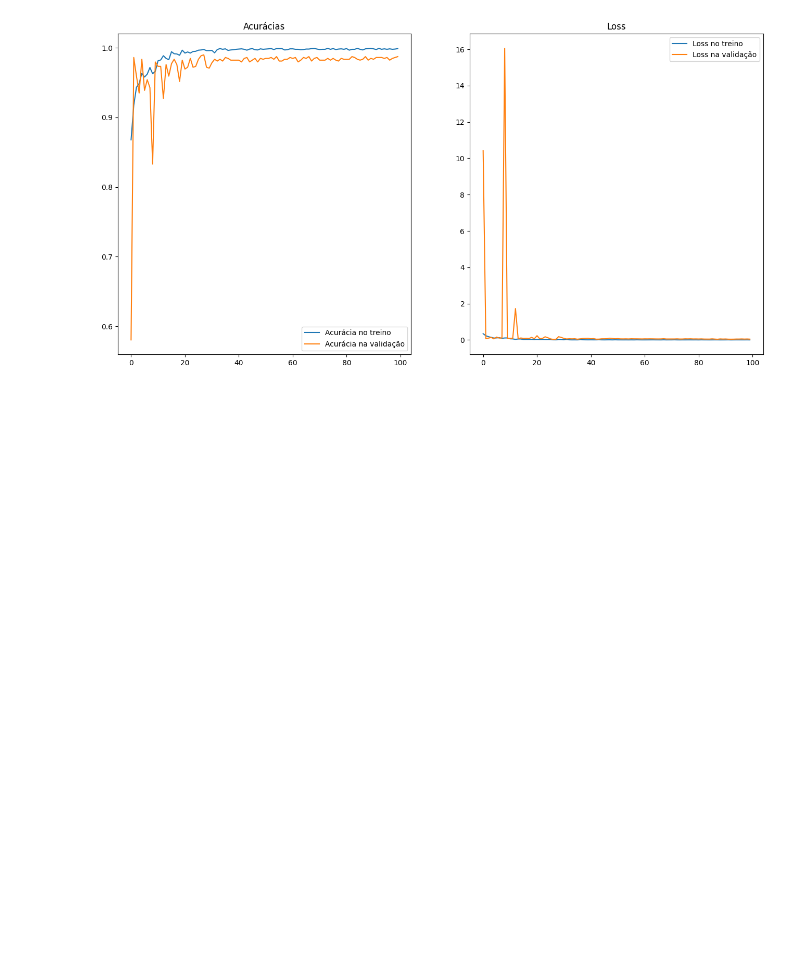
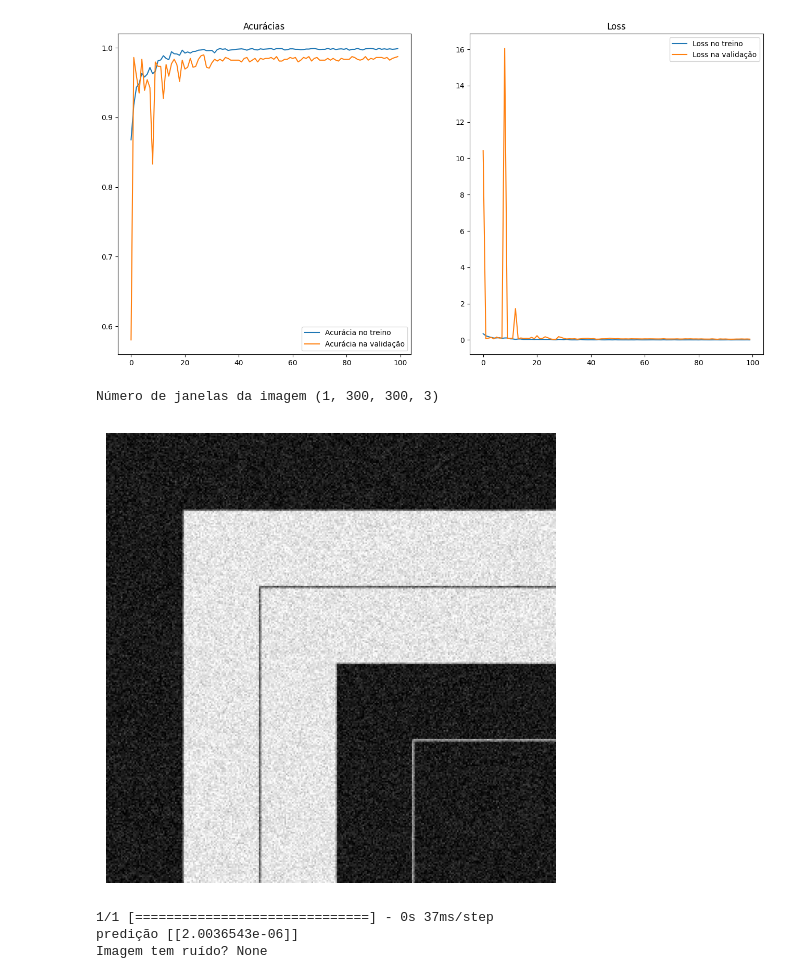
Before and after one commit to DanielMoreiraPinto/reconhecimento_de_padroes, a Jupyter notebook: detection.ipynb, the cells around one changed output. Drawn from its saved outputs; the diff is of its cells as text; code cells hidden in the pictures; blank space fills up the shorter version.

```diff
--- a/detection.ipynb
+++ b/detection.ipynb
@@ -148,0 +192,35 @@ plt.show()
+# %%
+def check_noise(image_path, model):
+    # image = cv2.imread(image_path, cv2.IMREAD_COLOR)
+    # if image is None:
+    #     raise ValueError("A imagem não pôde ser lida.")
+    windows = dividir_em_janelas(image_path)
+    print("Número de janelas da imagem", windows.shape)
+
+    for i, window in enumerate(windows):
+        plt.imshow(window, cmap='gray')
+        plt.axis('off')
+        plt.tight_layout()
+        plt.show()
+
+    predict = model.predict(windows)
+    # predict = threshold(predict)
+    print('predição', predict)
+    # noise_percent = (np.sum(predict) / len(predict)) * 100
+    # print("Porcentagem de janelas com ruído", noise_percent)
+    # if noise_percent > 70:
+    #     return True
+    # else:
+    #     return False
+# %%
+result = check_noise(
+    'D:\\Trabalho-ReconhecimentoPadroes\\teste\\teste-low.png',
+    model
+)
+print("Imagem tem ruído?", result)
+# %% [output]
+Número de janelas da imagem (1, 300, 300, 3)
+[figure, added]
+1/1 [==============================] - 0s 37ms/step
+predição [[2.0036543e-06]]
+Imagem tem ruído? None
```
Also changed, not shown: parts of 11 cells of this notebook, 1 other file.
